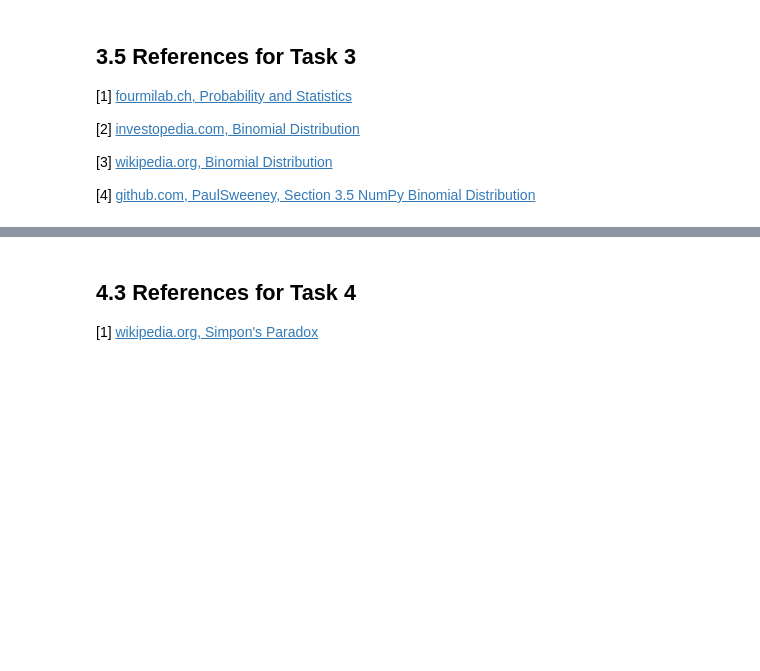
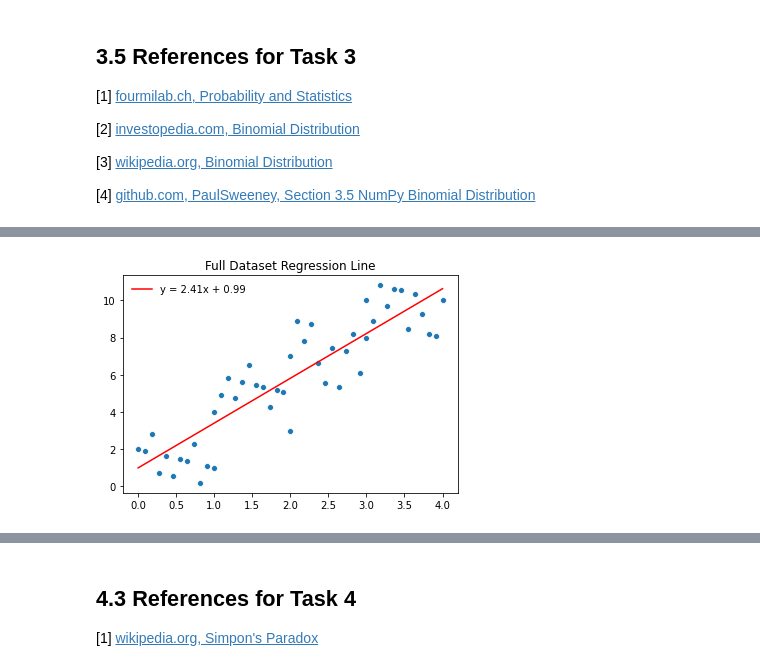
Before and after one commit to PaulSweeney89/FDA-Tasks, a Jupyter notebook: Tasks Jupyter.ipynb, the cells around one changed output, grey strips where cells are left out. Saved outputs shown, nothing was run; the diff lists cells and outputs as text; code cells hidden in the pictures; blank space fills up the shorter version.

Commit message:
updates to task 4 - replaced scikit learn linear regression with numpy's polyfit function.

```diff
--- a/Tasks Jupyter.ipynb
+++ b/Tasks Jupyter.ipynb
@@ -673,22 +695,28 @@ noise = np.random.randint(-2, 2, x2.shape)
 y2 = a * x2 + b
 y2 = y2 + noise
 # %%
-# Group 3 Data
+# Group 3 Data  - (x3, y3)
 
-a, b = -3, 12
+# a & b values for calculating y, y = ax + b
+a, b = -1, 10
 
 x3 = np.linspace(2, 3, 12)
-noise = np.random.randint(-1, 2, x3.shape)
+
+# add random noise to data to make it appear less linear.
+noise = np.random.randint(-2, 2, x3.shape)
 
 y3 = a * x3 + b
 y3 = y3 + noise
 # %%
-# Group 4 Data
+# Group 4 Data - (x4, y4)
 
-a, b = -4, 20
+# a & b values for calculating y, y = ax + b
+a, b = -1, 15
 
-x4 = np.linspace(2.5, 3.5, 12)
-noise = np.random.randint(-2, 0, x4.shape)
+x4 = np.linspace(3, 4, 12)
+
+# add random noise to data to make it appear less linear.
+noise = np.random.randint(-3, 0, x4.shape)
 
 y4 = a * x4 + b
 y4 = y4 + noise
@@ -733,0 +738,9 @@ plt.legend(["y = 3.08x - 6.44"])
+# %%
+# Fit Regression line to data using NumPy's least squares polynomial fit
+
+fit = np.polyfit(x_array, y_array, 1)
+slope = fit[0]
+intercept = fit[1]
+
+print("Regression line of full dataset")
+print("y = ", round(slope, 2), "x + ", round(intercept, 2))
@@ -733,0 +750,4 @@ plt.legend(["y = 3.08x - 6.44"])
+# %%
+# Generate some coorindates for plotting the regression line
+x_new = np.linspace(0, 4, 3)
+y_new = slope * x_new + intercept
@@ -733,0 +760,14 @@ plt.legend(["y = 3.08x - 6.44"])
+# %%
+# scatter plot of full dataset
+sns.scatterplot(x_array, y_array)
+
+# plot regression line
+sns.lineplot(x_new, y_new, color='r')
+
+# include legend with regression line formula
+plt.legend(['y = {}x + {}'.format(round(slope, 2), round(intercept, 2))], frameon=False)
+
+plt.title("Full Dataset Regression Line")
+plt.show()
+# %% [output]
+[figure, added]
```
Also changed, not shown: parts of 30 cells of this notebook.
